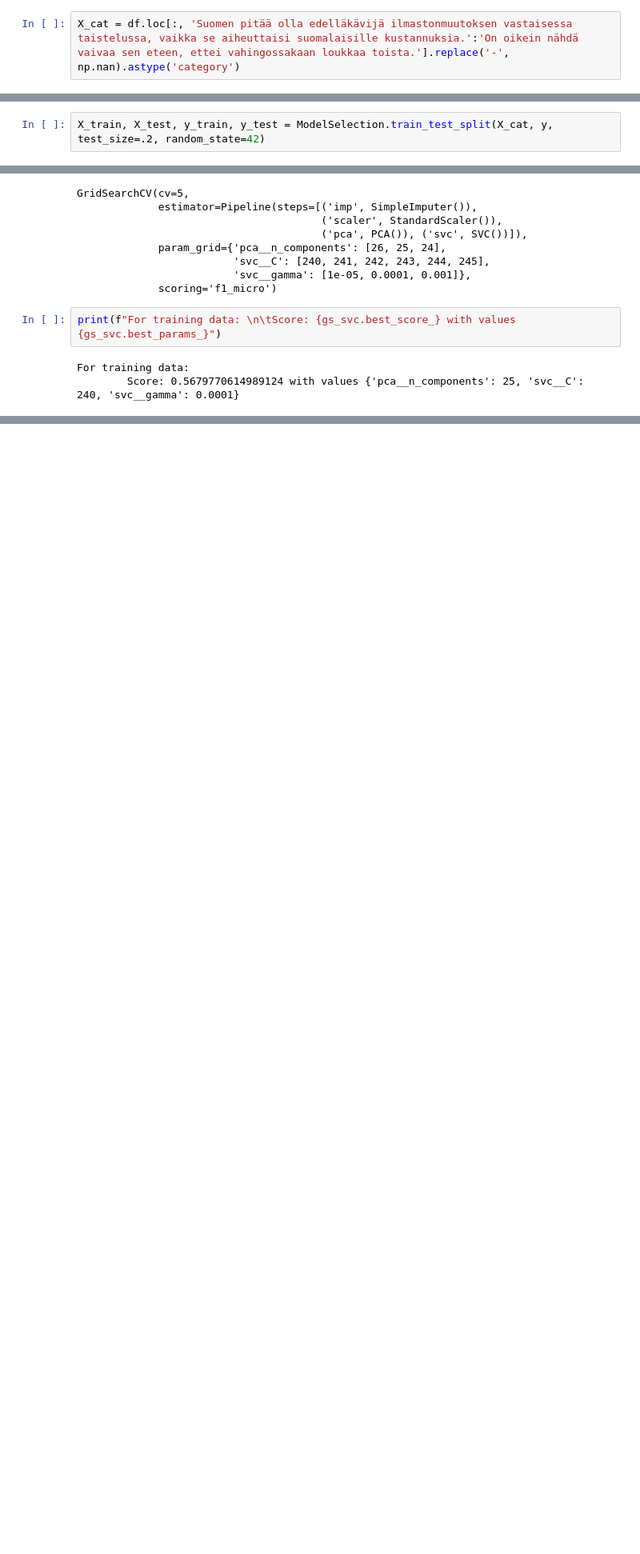
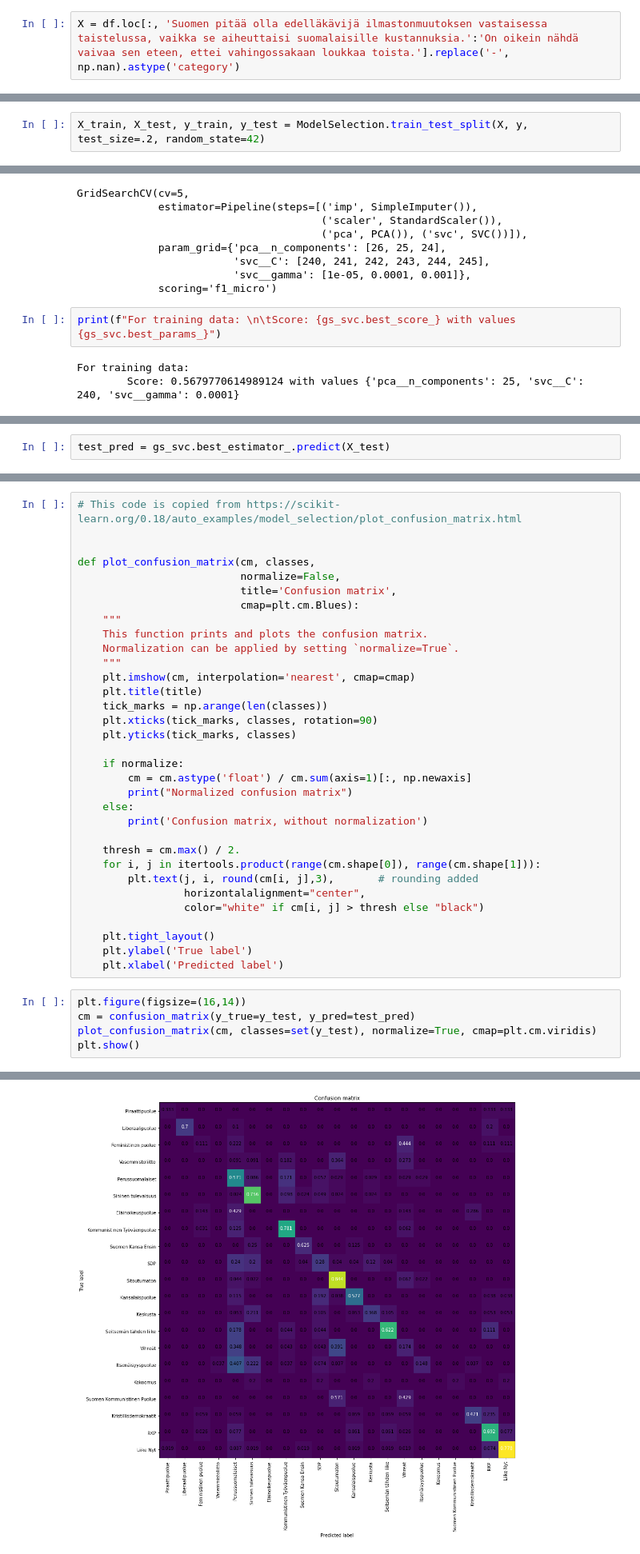
Before and after one commit to SanteriVtj/election-compass-2019, a Jupyter notebook: predict_party.ipynb, the cells around one changed output, grey strips where cells are left out. Shown at 80% size. Cells and saved outputs as stored; diff of their text form; blank space fills up the shorter version.

Commit message:
pca graph

```diff
--- a/predict_party.ipynb
+++ b/predict_party.ipynb
@@ -20,11 +22,11 @@ from sklearn.metrics import plot_confusion_matrix
 # %%
 df = pd.read_csv('Avoin_data_eduskuntavaalit_2019_valintatiedot.csv', delimiter=',')
 # %%
-X_cat = df.loc[:, 'Suomen pitää olla edelläkävijä ilmastonmuutoksen vastaisessa taistelussa, vaikka se aiheuttaisi suomalaisille kustannuksia.':'On oikein nähdä vaivaa sen eteen, ettei vahingossakaan loukkaa toista.'].replace('-', np.nan).astype('category')
+X = df.loc[:, 'Suomen pitää olla edelläkävijä ilmastonmuutoksen vastaisessa taistelussa, vaikka se aiheuttaisi suomalaisille kustannuksia.':'On oikein nähdä vaivaa sen eteen, ettei vahingossakaan loukkaa toista.'].replace('-', np.nan).astype('category')
 # %%
 y = df.puolue
 # %%
-X_train, X_test, y_train, y_test = ModelSelection.train_test_split(X_cat, y, test_size=.2, random_state=42)
+X_train, X_test, y_train, y_test = ModelSelection.train_test_split(X, y, test_size=.2, random_state=42)
 # %%
 pipe_svc = Pipeline([
     # Yeah not too smart way to handle missing data at this instance but has to do for now
@@ -61,3 +63,5 @@ plot_confusion_matrix(gs_svc, X_train, y_train, normalize='true', xticks_rotatio
 plt.show()
 # %% [output]
 [figure]
+# %%
+test_pred = gs_svc.best_estimator_.predict(X_test)
@@ -63,0 +73,39 @@ plt.show()
+# %%
+# This code is copied from https://scikit-learn.org/0.18/auto_examples/model_selection/plot_confusion_matrix.html
+
+
+def plot_confusion_matrix(cm, classes,
+                          normalize=False,
+                          title='Confusion matrix',
+                          cmap=plt.cm.Blues):
+    """
+    This function prints and plots the confusion matrix.
+    Normalization can be applied by setting `normalize=True`.
+    """
+    plt.imshow(cm, interpolation='nearest', cmap=cmap)
+    plt.title(title)
+    tick_marks = np.arange(len(classes))
+    plt.xticks(tick_marks, classes, rotation=90)
+    plt.yticks(tick_marks, classes)
+
+    if normalize:
+        cm = cm.astype('float') / cm.sum(axis=1)[:, np.newaxis]
+        print("Normalized confusion matrix")
+    else:
+        print('Confusion matrix, without normalization')
+
+    thresh = cm.max() / 2.
+    for i, j in itertools.product(range(cm.shape[0]), range(cm.shape[1])):
+        plt.text(j, i, round(cm[i, j],3),       # rounding added
+                 horizontalalignment="center",
+                 color="white" if cm[i, j] > thresh else "black")
+
+    plt.tight_layout()
+    plt.ylabel('True label')
+    plt.xlabel('Predicted label')
+# %%
+plt.figure(figsize=(16,14))
+cm = confusion_matrix(y_true=y_test, y_pred=test_pred)
+plot_confusion_matrix(cm, classes=set(y_test), normalize=True, cmap=plt.cm.viridis)
+plt.show()
+# %% [output]
@@ -63,0 +113 @@ plt.show()
+[figure, added]
```
Also changed, not shown: parts of 6 cells of this notebook.
